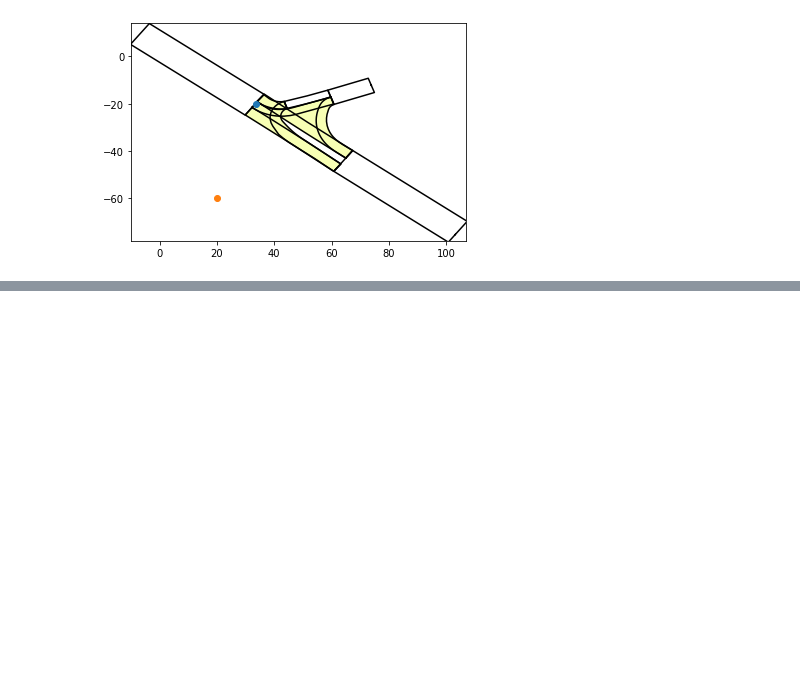
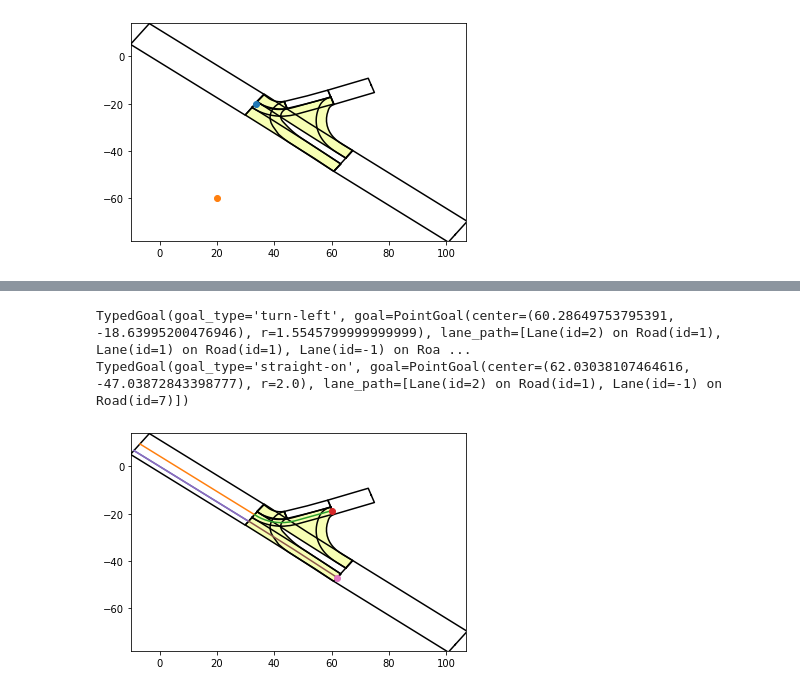
Before and after one commit to uoe-agents/OGRIT, a Jupyter notebook: notebooks/results_analysis.ipynb, the cells around one changed output, grey strips where cells are left out. Cells and saved outputs as stored; diff of their text form; code cells hidden in the pictures; blank space fills up the shorter version.

```diff
--- a/notebooks/results_analysis.ipynb
+++ b/notebooks/results_analysis.ipynb
@@ -177,0 +185,18 @@ for lane in lanes:
+# %%
+position = np.array([-4.5, 2.6])
+velocity = np.array([0., 0.])
+acceleration = np.array([0., 0.])
+heading = - np.pi / 4
+state = AgentState(0, position, velocity, acceleration, heading)
+goals = GoalGenerator().generate(scenario_map, state)
+# %%
+ax = plot_map(scenario_map)
+for goal in goals:
+    print(goal)
+    for lane in goal.lane_path:
+        ax.plot(*list(zip(*[x for x in lane.midline.coords])))
+    ax.plot(*goal.goal.center, 'o')
+# %% [output]
+TypedGoal(goal_type='turn-left', goal=PointGoal(center=(60.28649753795391, -18.63995200476946), r=1.5545799999999999), lane_path=[Lane(id=2) on Road(id=1), Lane(id=1) on Road(id=1), Lane(id=-1) on Roa ...
+TypedGoal(goal_type='straight-on', goal=PointGoal(center=(62.03038107464616, -47.03872843398777), r=2.0), lane_path=[Lane(id=2) on Road(id=1), Lane(id=-1) on Road(id=7)])
+[figure, added]
```
Also changed, not shown: parts of 9 cells of this notebook, 9 other files.
